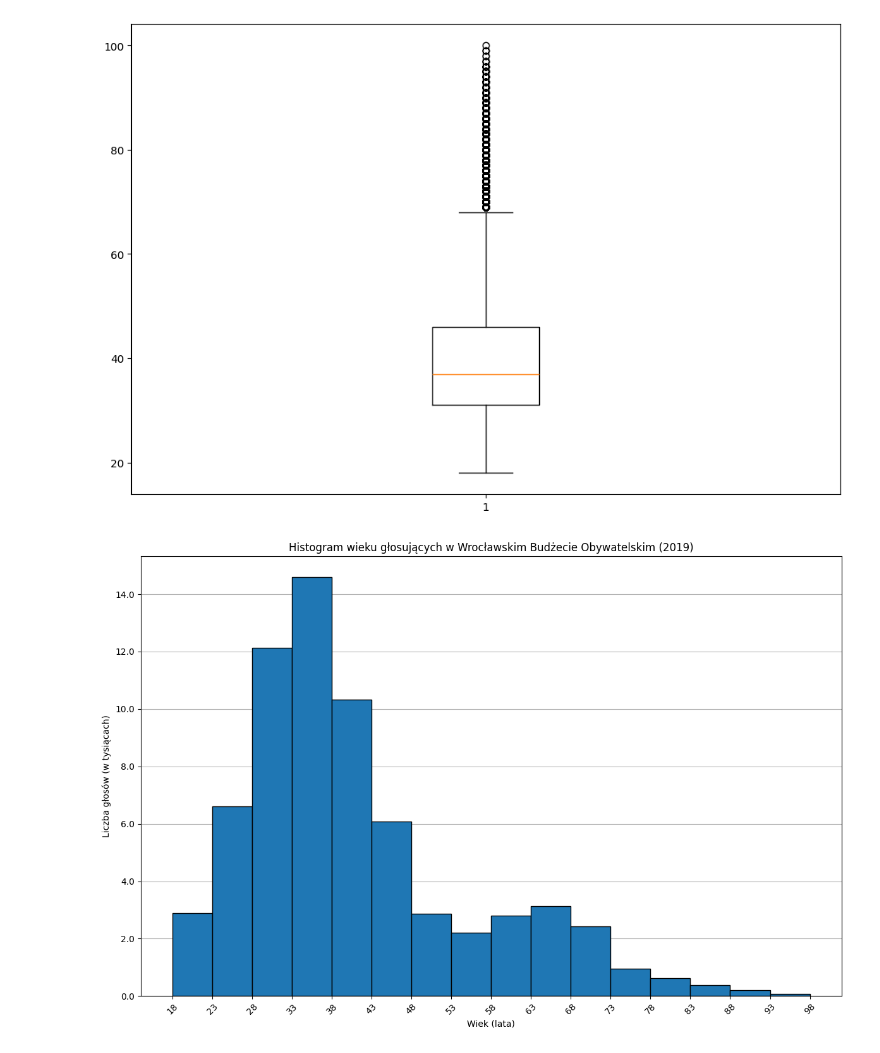
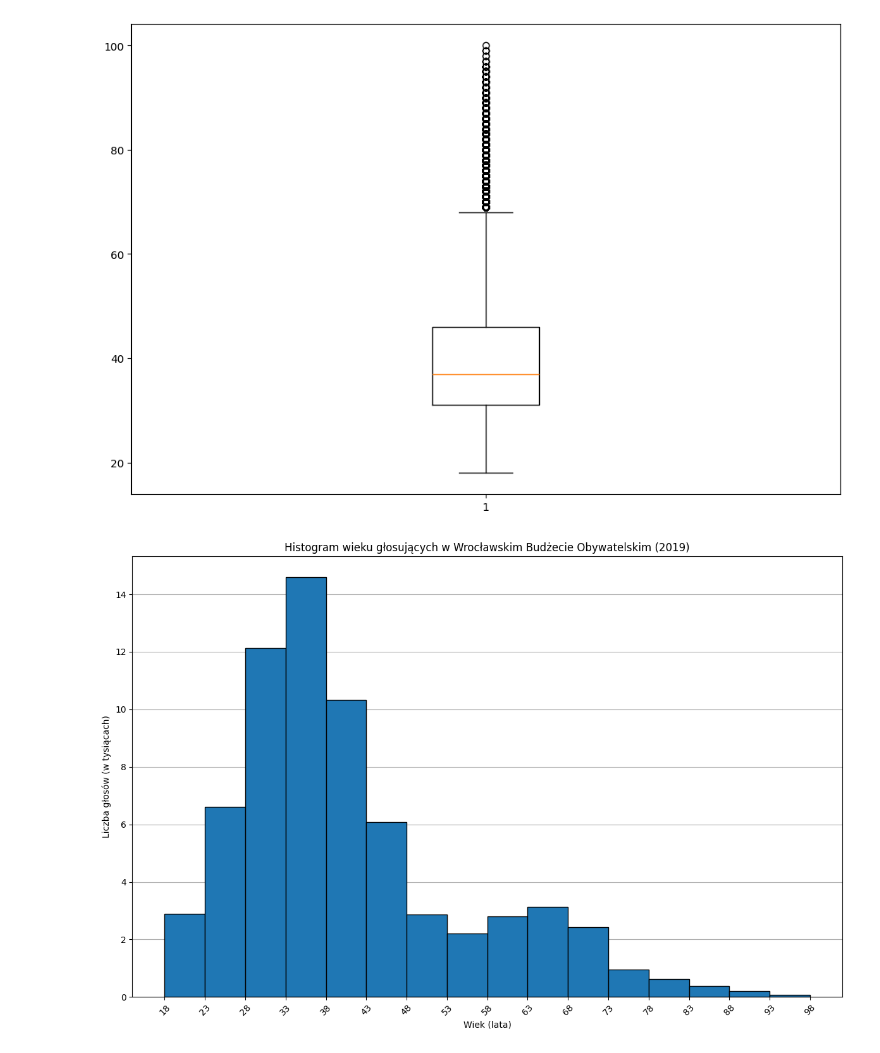
Before and after one commit to Vektor79/Zadania, a Jupyter notebook: 05_Wykresy/Materiały_na_zjazd/02_Wykresy/03_Zaawansowane wykresy/3_Wrocławski budżet partycypacyjny.ipynb, the cells around one changed output. Saved outputs shown, nothing was run; the diff lists cells and outputs as text; code cells hidden in the pictures.

```diff
--- a/05_Wykresy/Materiały_na_zjazd/02_Wykresy/03_Zaawansowane wykresy/3_Wrocławski budżet partycypacyjny.ipynb
+++ b/05_Wykresy/Materiały_na_zjazd/02_Wykresy/03_Zaawansowane wykresy/3_Wrocławski budżet partycypacyjny.ipynb
@@ -108,27 +108,28 @@ plt.show()
 # %%
 fig, ax = plt.subplots(figsize=(12, 8))
 
 # wzór ile ma być "koszyków" w zbiorze czyli tych przedziałów na osi
 # bins = range(18, 100, 5)
 # robię sobie z tego listę i wrzucam do bins w histogramie(ax.hist)
 
 bins = list(range(18, 100, 5))
 
 ax.hist(df["Wiek"], bins=bins, edgecolor="black")
 # edgecolor do tego że jak słupki "się dotykają" to edgecolor je rozdzieli
 
 ax.set_title("Histogram wieku głosujących w Wrocławskim Budżecie Obywatelskim (2019)")
 ax.set_xlabel("Wiek (lata)")
 ax.set_ylabel("Liczba głosów (w tysiącach)")
 ax.grid(axis='y')
 ax.set_axisbelow(True)
 
 # zmiana na osi y - żeby wartościom 'obciąć' zera bo wartości są w tysiącach, np. 8000
-ax.yaxis.set_major_formatter(ticker.FuncFormatter(lambda x, pos: f'{x / 1e3}'))    # 1e3 bo tysiąc ma trzy zera ;)
+ax.yaxis.set_major_formatter(ticker.FuncFormatter(lambda x, pos: f'{int(x / 1e3)}'))    # 1e3 bo tysiąc ma trzy zera ;)
+# zera z osi y po kropce są niepotrzebne, dlatego można to machnąć do int'a (bo przed tą zmianą wartości y to np: 8.0, 12.0 - dlatego do inta żeby obcięło zera po kropce)
 
 plt.xticks(bins, rotation=45)
 
 plt.tight_layout()
 plt.show()
 # %% [output]
-[figure, old version]
+[figure, new version]
```
